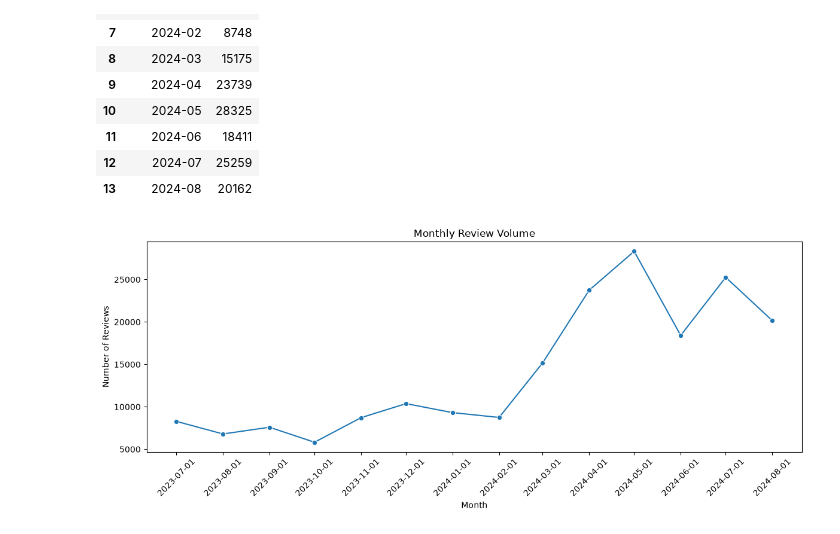
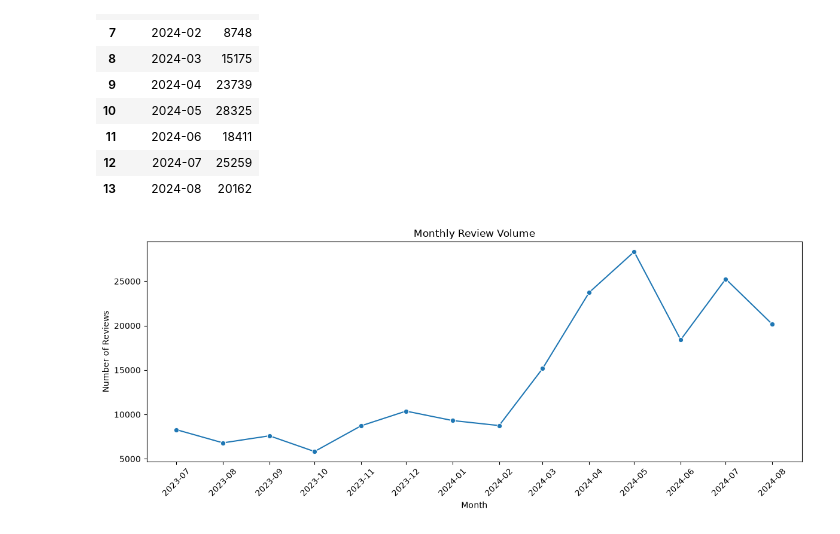
Before and after one commit to NeoTox419/chatgpt-review-analysis, a Jupyter notebook: chatgpt_analysis.ipynb, the cells around one changed output. Cells and saved outputs as stored; diff of their text form; code cells hidden in the pictures.

```diff
--- a/chatgpt_analysis.ipynb
+++ b/chatgpt_analysis.ipynb
@@ -138,22 +138,24 @@ monthly_reviews = monthly_reviews.rename(columns={'count': 'Review Count'})
 
 monthly_reviews['Review Date'] = monthly_reviews['Review Date'].dt.to_timestamp()
 # %%
+import matplotlib.dates as mdates
 plt.figure(figsize=(12, 5))
 
 sns.lineplot(
     data=monthly_reviews,
     x='Review Date',
     y='Review Count',
     marker='o'
 )
 
 plt.title('Monthly Review Volume')
 plt.xlabel('Month')
 plt.ylabel('Number of Reviews')
 
+plt.gca().xaxis.set_major_formatter(mdates.DateFormatter('%Y-%m'))
 plt.xticks(monthly_reviews['Review Date'], rotation=45)
 plt.tight_layout()
 
 plt.show()
 # %% [output]
-[figure, old version]
+[figure, new version]
```
Also changed, not shown: parts of 28 cells of this notebook.
